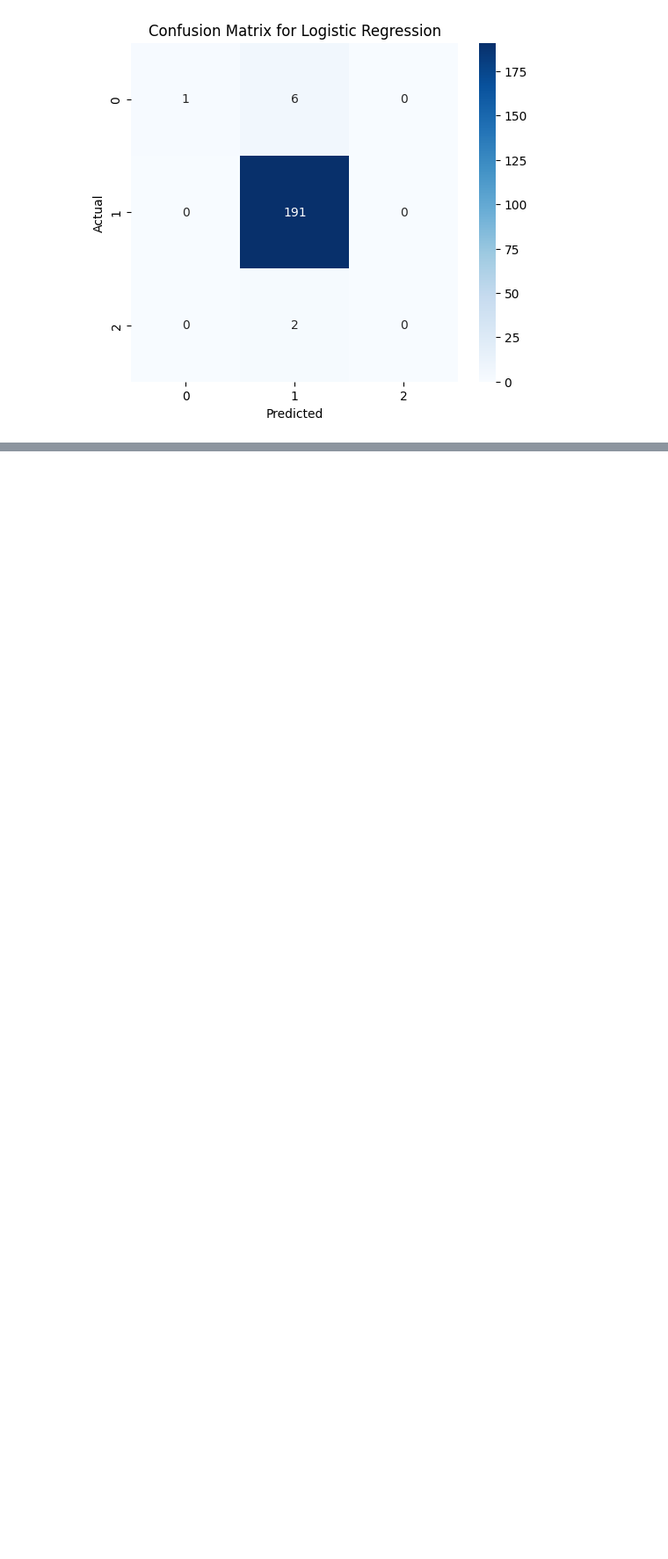
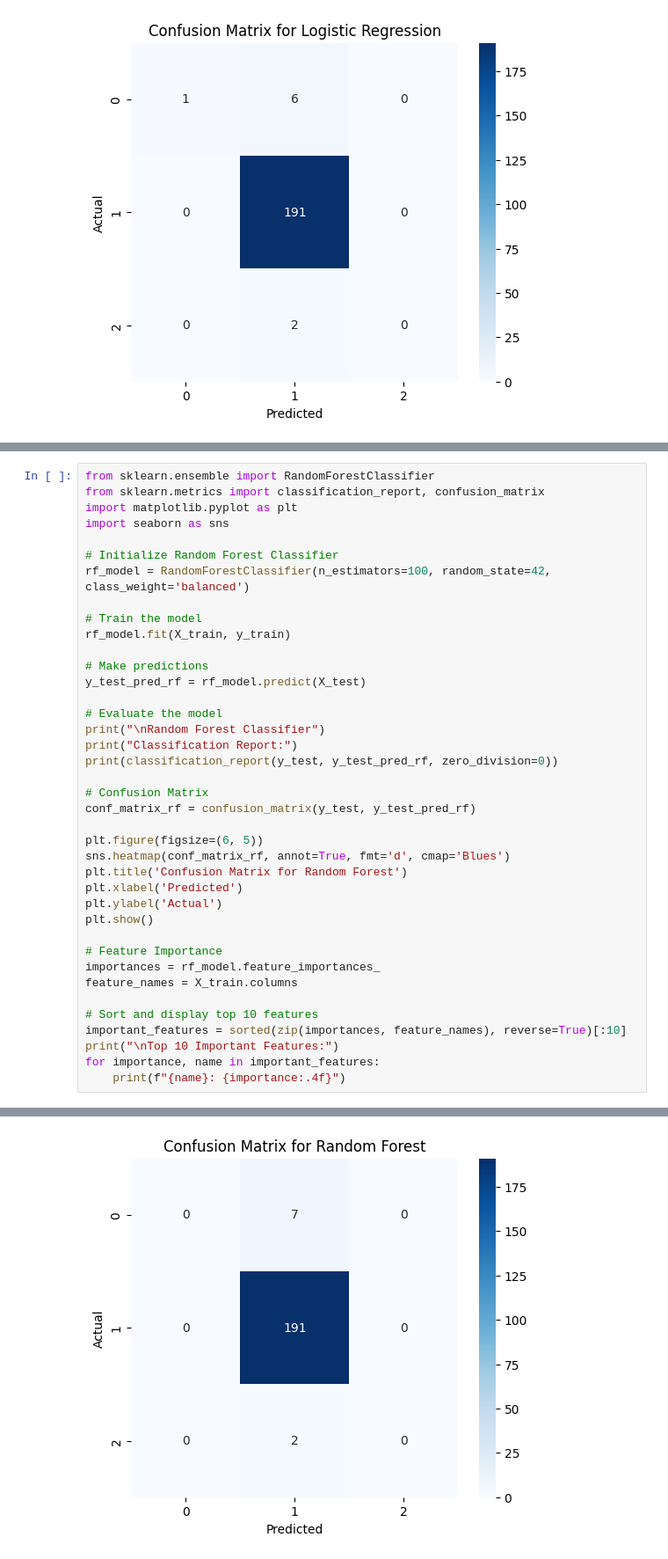
Before and after one commit to njokinjuguna/Machine-learning-Models, a Jupyter notebook: cancerpredictiveanalysisinkenya.ipynb, the cells around one changed output, grey strips where cells are left out. Shown at 88% size. Cells and saved outputs as stored; diff of their text form; blank space fills up the shorter version.

```diff
--- a/cancerpredictiveanalysisinkenya.ipynb
+++ b/cancerpredictiveanalysisinkenya.ipynb
@@ -839,0 +919,40 @@ weighted avg       0.95      0.96      0.94       200
+# %%
+from sklearn.ensemble import RandomForestClassifier
+from sklearn.metrics import classification_report, confusion_matrix
+import matplotlib.pyplot as plt
+import seaborn as sns
+
+# Initialize Random Forest Classifier
+rf_model = RandomForestClassifier(n_estimators=100, random_state=42, class_weight='balanced')
+
+# Train the model
+rf_model.fit(X_train, y_train)
+
+# Make predictions
+y_test_pred_rf = rf_model.predict(X_test)
+
+# Evaluate the model
+print("\nRandom Forest Classifier")
+print("Classification Report:")
+print(classification_report(y_test, y_test_pred_rf, zero_division=0))
+
+# Confusion Matrix
+conf_matrix_rf = confusion_matrix(y_test, y_test_pred_rf)
+
+plt.figure(figsize=(6, 5))
+sns.heatmap(conf_matrix_rf, annot=True, fmt='d', cmap='Blues')
+plt.title('Confusion Matrix for Random Forest')
+plt.xlabel('Predicted')
+plt.ylabel('Actual')
+plt.show()
+
+# Feature Importance
+importances = rf_model.feature_importances_
+feature_names = X_train.columns
+
+# Sort and display top 10 features
+important_features = sorted(zip(importances, feature_names), reverse=True)[:10]
+print("\nTop 10 Important Features:")
+for importance, name in important_features:
+    print(f"{name}: {importance:.4f}")
+# %% [output]
@@ -839,0 +970 @@ weighted avg       0.95      0.96      0.94       200
+[figure, added]
```
Also changed, not shown: parts of 5 cells of this notebook.
